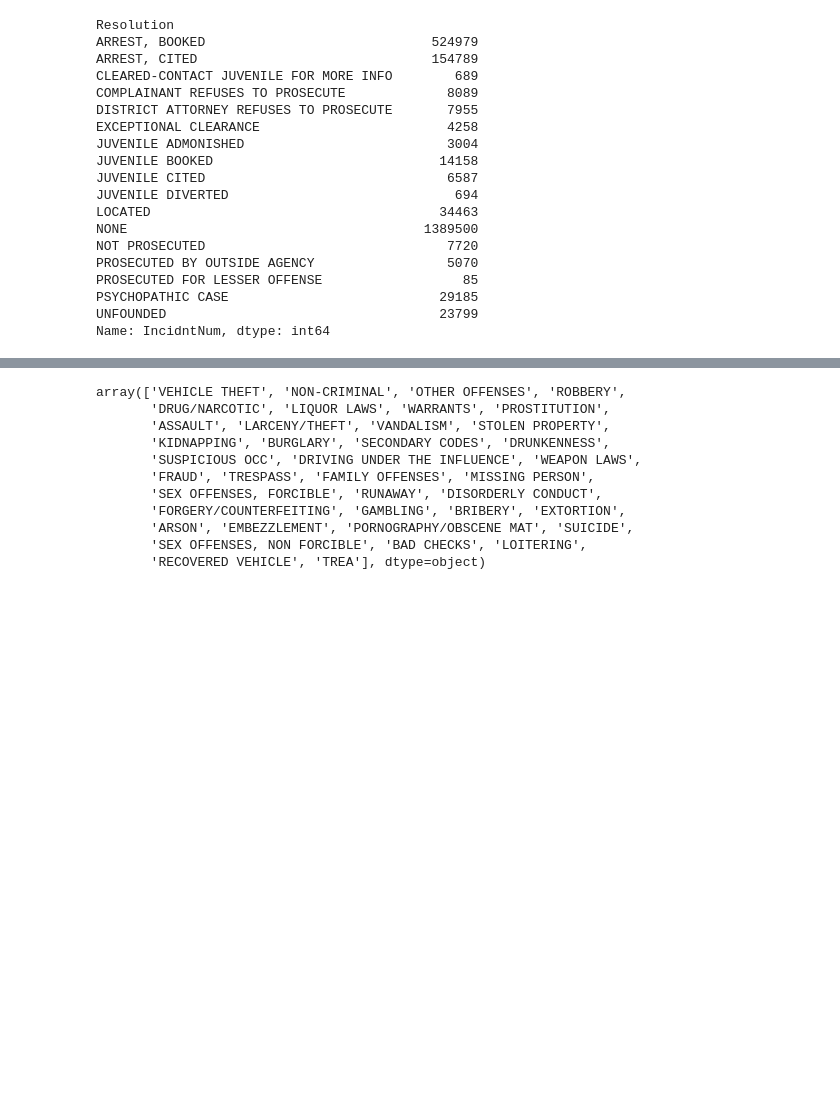
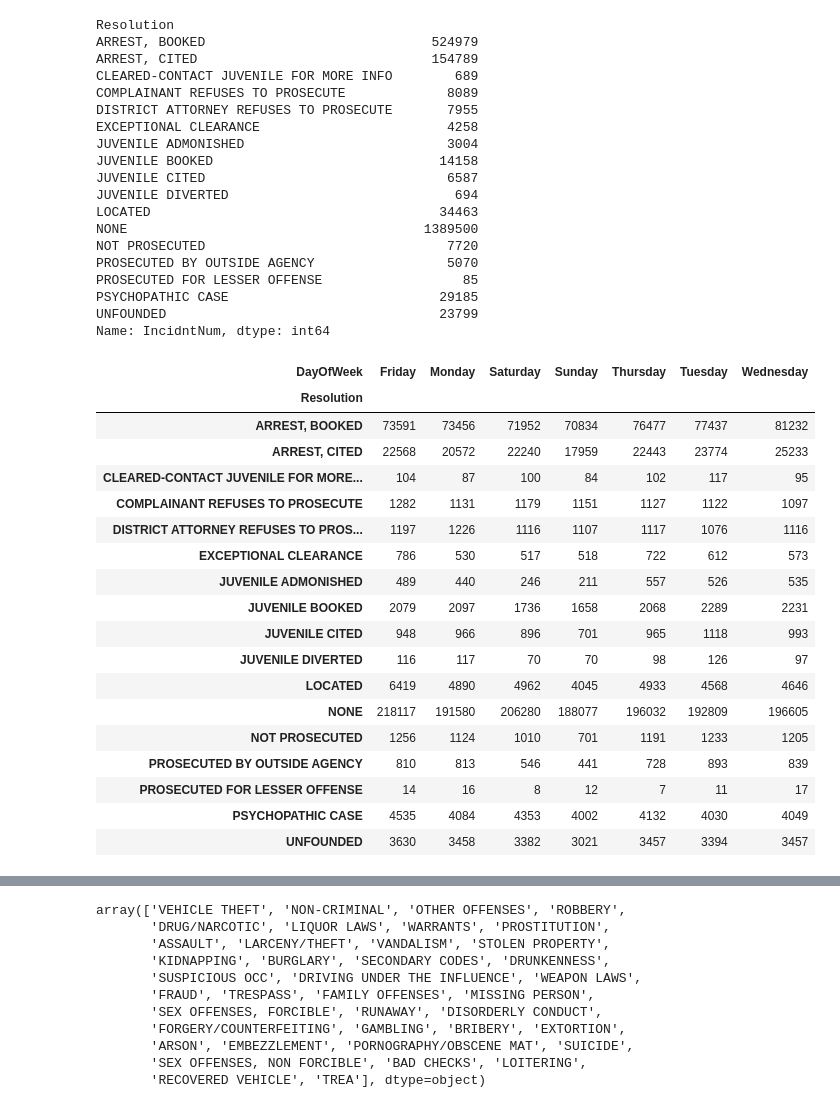
Before and after one commit to daericks/datasf, a Jupyter notebook: notebooks/initial_exploration.ipynb, the cells around one changed output, grey strips where cells are left out. Cells and saved outputs as stored; diff of their text form; code cells hidden in the pictures; blank space fills up the shorter version.

```diff
--- a/notebooks/initial_exploration.ipynb
+++ b/notebooks/initial_exploration.ipynb
@@ -197,3 +206,26 @@ PROSECUTED FOR LESSER OFFENSE                  85
 PSYCHOPATHIC CASE                           29185
 UNFOUNDED                                   23799
 Name: IncidntNum, dtype: int64
+# %%
+df_res_dow = df.pivot_table('IncidntNum', index='Resolution', columns='DayOfWeek', aggfunc='count', margins=False)
+df_res_dow
+# %% [output]
+| DayOfWeek | Friday | Monday | Saturday | Sunday | Thursday | Tuesday | Wednesday |
+| Resolution |  |  |  |  |  |  |  |
+| ARREST, BOOKED | 73591 | 73456 | 71952 | 70834 | 76477 | 77437 | 81232 |
+| ARREST, CITED | 22568 | 20572 | 22240 | 17959 | 22443 | 23774 | 25233 |
+| CLEARED-CONTACT JUVENILE FOR MORE... | 104 | 87 | 100 | 84 | 102 | 117 | 95 |
+| COMPLAINANT REFUSES TO PROSECUTE | 1282 | 1131 | 1179 | 1151 | 1127 | 1122 | 1097 |
+| DISTRICT ATTORNEY REFUSES TO PROS... | 1197 | 1226 | 1116 | 1107 | 1117 | 1076 | 1116 |
+| EXCEPTIONAL CLEARANCE | 786 | 530 | 517 | 518 | 722 | 612 | 573 |
+| JUVENILE ADMONISHED | 489 | 440 | 246 | 211 | 557 | 526 | 535 |
+| JUVENILE BOOKED | 2079 | 2097 | 1736 | 1658 | 2068 | 2289 | 2231 |
+| JUVENILE CITED | 948 | 966 | 896 | 701 | 965 | 1118 | 993 |
+| JUVENILE DIVERTED | 116 | 117 | 70 | 70 | 98 | 126 | 97 |
+| LOCATED | 6419 | 4890 | 4962 | 4045 | 4933 | 4568 | 4646 |
+| NONE | 218117 | 191580 | 206280 | 188077 | 196032 | 192809 | 196605 |
+| NOT PROSECUTED | 1256 | 1124 | 1010 | 701 | 1191 | 1233 | 1205 |
+| PROSECUTED BY OUTSIDE AGENCY | 810 | 813 | 546 | 441 | 728 | 893 | 839 |
+| PROSECUTED FOR LESSER OFFENSE | 14 | 16 | 8 | 12 | 7 | 11 | 17 |
+| PSYCHOPATHIC CASE | 4535 | 4084 | 4353 | 4002 | 4132 | 4030 | 4049 |
+| UNFOUNDED | 3630 | 3458 | 3382 | 3021 | 3457 | 3394 | 3457 |
```
Also changed, not shown: parts of 8 cells of this notebook.
